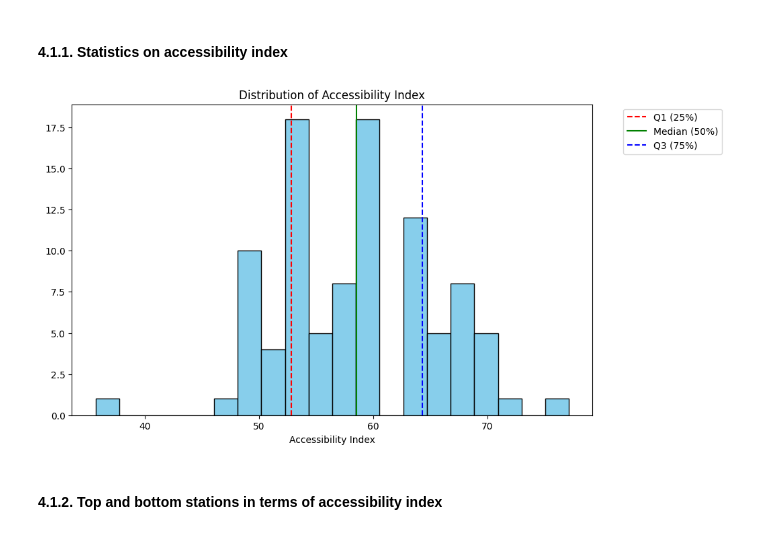
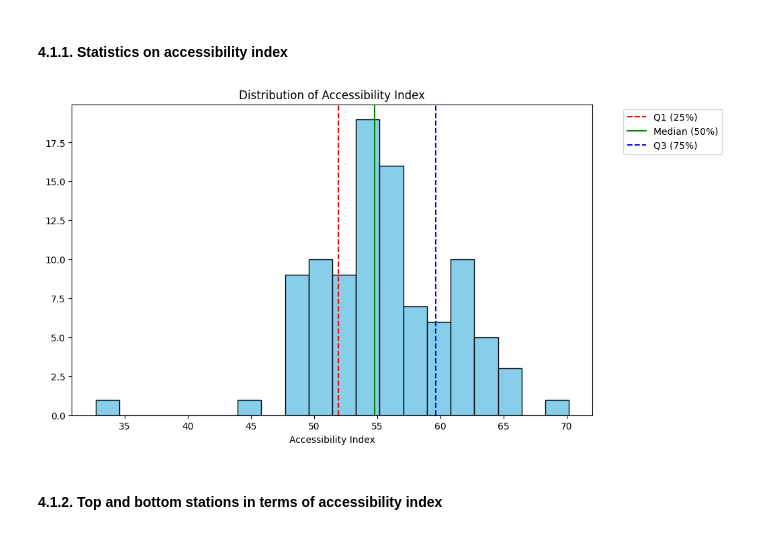
Before and after one commit to linhngo66/MTR-station-accessibility-audit, a Jupyter notebook: data_processing.ipynb, the cells around one changed output. Drawn from its saved outputs; the diff is of its cells as text; code cells hidden in the pictures.

Commit message:
remove area adjustment score; recalculate accessibility score

```diff
--- a/data_processing.ipynb
+++ b/data_processing.ipynb
@@ -584,4 +420,0 @@ station_score
-# %%
-station_score['non_normal_accessibility_index'] = station_score['total_facility_score'] + station_score['area_adjustment_score']
-station_score['accessibility_index'] = (station_score['non_normal_accessibility_index'] / 70) * 100
-station_score
@@ -631,25 +421 @@ area_category_pct = area_category_pct[['Low', 'Medium', 'High']]
-# %%
-# Set priority level for barrier-free facility improvement
-def set_priority(row):
-    """
-    Set priority level for barrier-free facility improvement based on facility score category and area needs.
-    """
-    if (row['facility_score_category'] == 'Low' and row['area_needs'] == ('Very High' or 'High')) or \
-        (row['facility_score_category'] == 'Medium' and row['area_needs'] == 'Very High'):
-        return 'High'
-    elif (row['facility_score_category'] == 'Medium' and row['area_needs'] == 'High') or \
-        (row['facility_score_category'] == 'Low' and row['area_needs'] == 'Low'):
-        return 'Medium'
-    else:
-        return 'Low'
-
-station_score['priority_level'] = station_score.apply(set_priority, axis=1)
-
-
-# Group by area and priority, then get percentage
-area_priority_counts = station_score.groupby(['area', 'priority_level']).size().unstack(fill_value=0)
-area_priority_pct = area_priority_counts.div(area_priority_counts.sum(axis=1), axis=0) * 100
-
-# Reorder the categories to Low, Medium, High
-area_priority_pct = area_priority_pct[['High', 'Medium', 'Low']]
 # %%
@@ -663,21 +429,21 @@ station_score.to_csv('data/processed/station_accessibility_index.csv', index=Fal
 # %%
 # Distribution of the accessibility index
 plt.figure(figsize=(10,6))
-plt.hist(station_score['accessibility_index'], bins = 20, color='skyblue', edgecolor='black')
+plt.hist(station_score['normal_facility_score'], bins = 20, color='skyblue', edgecolor='black')
 
 # Add vertical lines for quartiles
-q1_index, q2_index, q3_index = station_score['accessibility_index'].quantile([0.25, 0.5, 0.75])
+q1_index, q2_index, q3_index = station_score['normal_facility_score'].quantile([0.25, 0.5, 0.75])
 plt.axvline(q1_index, color='red', linestyle='--', label='Q1 (25%)')
 plt.axvline(q2_index, color='green', linestyle='-', label='Median (50%)')
 plt.axvline(q3_index, color='blue', linestyle='--', label='Q3 (75%)')
 
 plt.title('Distribution of Accessibility Index')
 plt.xlabel('Accessibility Index')
 plt.legend(bbox_to_anchor=(1.05, 1), loc='upper left')
 plt.savefig('images/accessibility_index_distribution.png', dpi=300)
 plt.show()
 # %% [output]
-[figure, old version]
+[figure, new version]
 # %% [markdown]
 #### 4.1.2. Top and bottom stations in terms of accessibility index
 # %%
```
Also changed, not shown: parts of 20 cells of this notebook, 4 other files.
